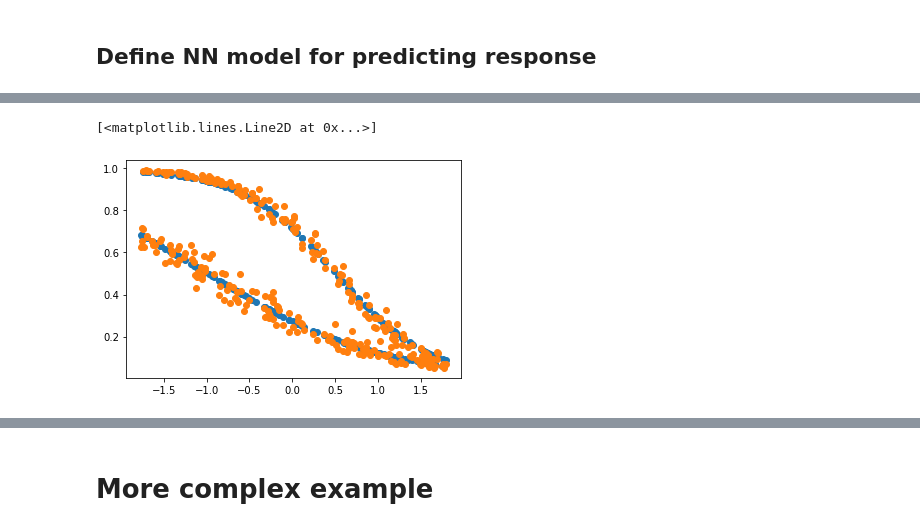
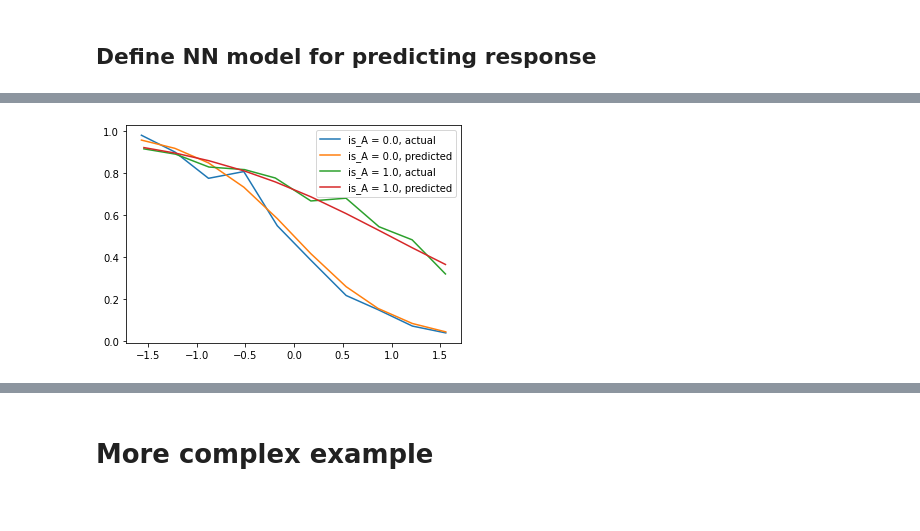
Before and after one commit to spmita/bid-response-nn, a Jupyter notebook: bid_response_scratch.ipynb, the cells around one changed output, grey strips where cells are left out. Cells and saved outputs as stored; diff of their text form; code cells hidden in the pictures.

```diff
--- a/bid_response_scratch.ipynb
+++ b/bid_response_scratch.ipynb
@@ -149,10 +159,15 @@ with torch.no_grad():
 pred = 1 / ( 1 + torch.exp(-logit_pred))
-# %%
-plt.plot(X_test.price, pred, 'o')
-plt.plot(X_test.price, y_test, 'o')
-# %% [output]
-[<matplotlib.lines.Line2D at 0x...>]
-[figure, removed]
+# %%
+g = pd.DataFrame({'price':X_test.price,'actual_response':y_test, 'is_A':X_test.is_A, 'predicted_response':pred})
+g['price_cat'] = pd.cut(X_test.price, 10)
+gg = g.groupby(['price_cat','is_A']).mean().reset_index()
+for i in gg['is_A'].unique():
+    plt.plot('price','actual_response', data=gg[gg['is_A']==i], label='is_A = ' + str(i) + ', actual')
+    plt.plot('price', 'predicted_response', data=gg[gg['is_A']==i], label='is_A = ' + str(i) + ', predicted')
+plt.legend()
+plt.show()
+# %% [output]
+[figure, added]
 # %%
 print(model.fc1.weight)
 print('Correct values used to generate raw data:')
```
Also changed, not shown: parts of 33 cells of this notebook.
